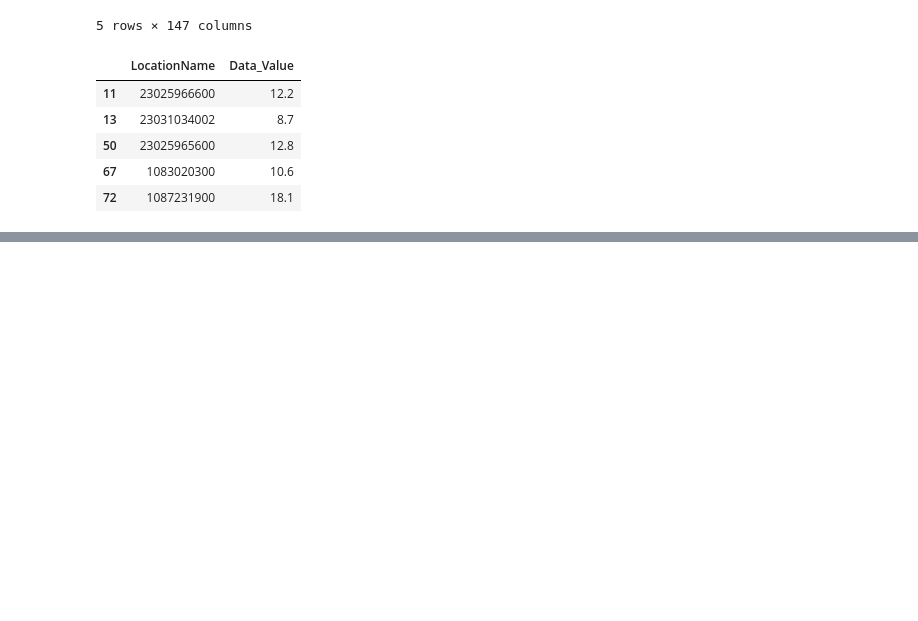
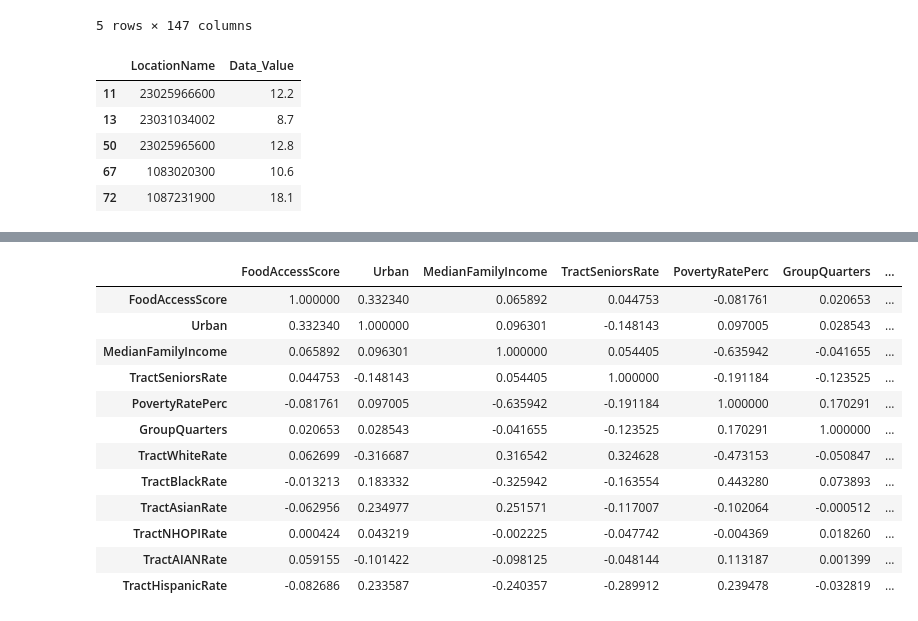
Before and after one commit to trentjlatz/Diabetes_Project, a Jupyter notebook: 01_Diabetes_EDA.ipynb, the cells around one changed output, grey strips where cells are left out. Drawn from its saved outputs; the diff is of its cells as text; code cells hidden in the pictures; blank space fills up the shorter version.

```diff
--- a/01_Diabetes_EDA.ipynb
+++ b/01_Diabetes_EDA.ipynb
@@ -54,11 +57,10 @@ food['TractAsianRate'] = food['TractAsian'] / food['Pop2010']
 food['TractNHOPIRate'] = food['TractNHOPI'] / food['Pop2010']
 food['TractAIANRate'] = food['TractAIAN'] / food['Pop2010']
 food['TractHispanicRate'] = food['TractHispanic'] / food['Pop2010']
-food['lapop10%'] = food['lapop10share'] / 100
 
 # Turns percentages into proportions
-food['PovertyRate%'] = food['PovertyRate'] / 100
-food['GroupQuarters%'] = food['PCTGQTRS'] / 100
+food['PovertyRatePerc'] = food['PovertyRate'] / 100
+food['GroupQuarters'] = food['PCTGQTRS'] / 100
 
 # Drops raw count columns
 food = food.drop(['TractSeniors', 'TractWhite', 'TractBlack', 'TractAsian', 'TractNHOPI', 'TractAIAN',
@@ -108,0 +165,12 @@ df.isnull().sum()
+# %%
+# Replace missing values with the median
+df['MedianFamilyIncome'] = df['MedianFamilyIncome'].replace(np.nan, df['MedianFamilyIncome'].median())
+df['TractSeniorsRate'] = df['TractSeniorsRate'].replace(np.nan, df['TractSeniorsRate'].median())
+df['TractWhiteRate'] = df['TractWhiteRate'].replace(np.nan, df['TractWhiteRate'].median())
+df['TractBlackRate'] = df['TractBlackRate'].replace(np.nan, df['TractBlackRate'].median())
+df['TractAsianRate'] = df['TractAsianRate'].replace(np.nan, df['TractAsianRate'].median())
+df['TractNHOPIRate'] = df['TractNHOPIRate'].replace(np.nan, df['TractNHOPIRate'].median())
+df['TractAIANRate'] = df['TractAIANRate'].replace(np.nan, df['TractAIANRate'].median())
+df['TractHispanicRate'] = df['TractHispanicRate'].replace(np.nan, df['TractHispanicRate'].median())
+df['PovertyRatePerc'] = df['PovertyRatePerc'].replace(np.nan, df['PovertyRatePerc'].median())
+df['GroupQuarters'] = df['GroupQuarters'].replace(np.nan, df['GroupQuarters'].median())
@@ -108,0 +198,18 @@ df.isnull().sum()
+# %%
+# tests for collinearity
+df[['FoodAccessScore', 'Urban', 'MedianFamilyIncome', 'TractSeniorsRate', 'PovertyRatePerc', 'GroupQuarters',
+        'TractWhiteRate', 'TractBlackRate', 'TractAsianRate', 'TractNHOPIRate', 'TractAIANRate', 'TractHispanicRate']].corr()
+# %% [output]
+|  | FoodAccessScore | Urban | MedianFamilyIncome | TractSeniorsRate | PovertyRatePerc | GroupQuarters | ... |
+| FoodAccessScore | 1.000000 | 0.332340 | 0.065892 | 0.044753 | -0.081761 | 0.020653 | ... |
+| Urban | 0.332340 | 1.000000 | 0.096301 | -0.148143 | 0.097005 | 0.028543 | ... |
+| MedianFamilyIncome | 0.065892 | 0.096301 | 1.000000 | 0.054405 | -0.635942 | -0.041655 | ... |
+| TractSeniorsRate | 0.044753 | -0.148143 | 0.054405 | 1.000000 | -0.191184 | -0.123525 | ... |
+| PovertyRatePerc | -0.081761 | 0.097005 | -0.635942 | -0.191184 | 1.000000 | 0.170291 | ... |
+| GroupQuarters | 0.020653 | 0.028543 | -0.041655 | -0.123525 | 0.170291 | 1.000000 | ... |
+| TractWhiteRate | 0.062699 | -0.316687 | 0.316542 | 0.324628 | -0.473153 | -0.050847 | ... |
+| TractBlackRate | -0.013213 | 0.183332 | -0.325942 | -0.163554 | 0.443280 | 0.073893 | ... |
+| TractAsianRate | -0.062956 | 0.234977 | 0.251571 | -0.117007 | -0.102064 | -0.000512 | ... |
+| TractNHOPIRate | 0.000424 | 0.043219 | -0.002225 | -0.047742 | -0.004369 | 0.018260 | ... |
+| TractAIANRate | 0.059155 | -0.101422 | -0.098125 | -0.048144 | 0.113187 | 0.001399 | ... |
+| TractHispanicRate | -0.082686 | 0.233587 | -0.240357 | -0.289912 | 0.239478 | -0.032819 | ... |
```
Also changed, not shown: parts of 15 cells of this notebook.
